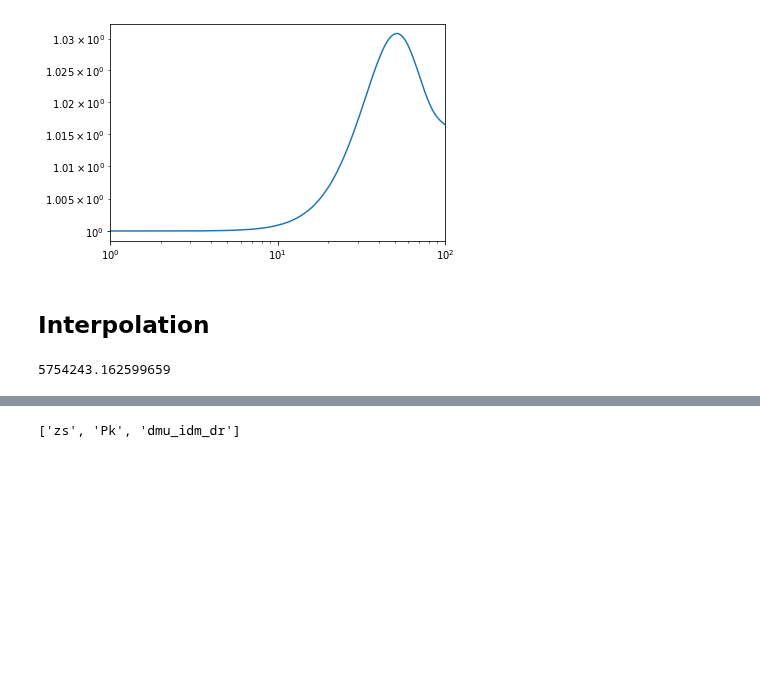
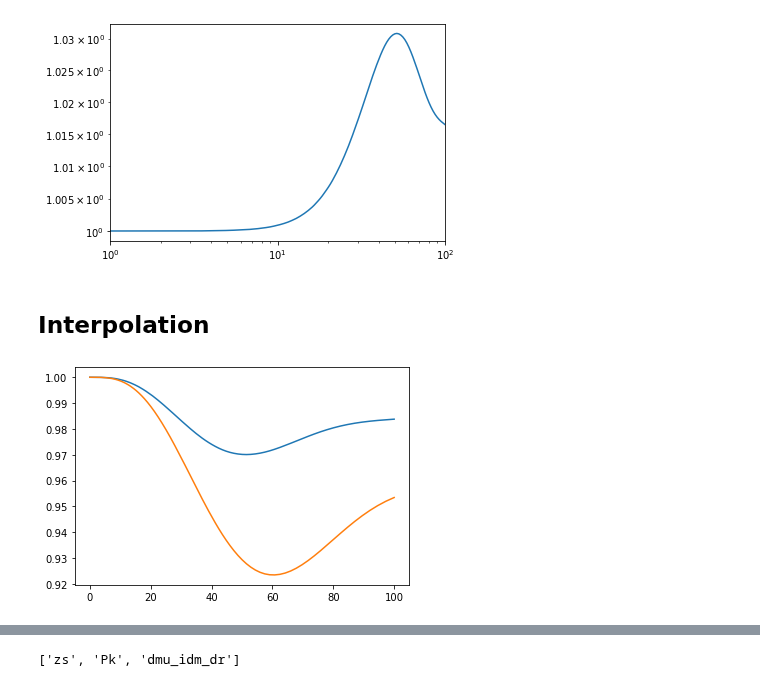
Before and after one commit to NolanSmyth/class_recoupling, a Jupyter notebook: plotPk.ipynb, the cells around one changed output, grey strips where cells are left out. Drawn from its saved outputs; the diff is of its cells as text; code cells hidden in the pictures; blank space fills up the shorter version.

```diff
--- a/plotPk.ipynb
+++ b/plotPk.ipynb
@@ -60,4 +59,10 @@ T_rec
-# %%
-(T_recs_unique[25]+T_recs_unique[26])/2
-# %% [output]
-5754243.162599659
+# %%
+idx = 20
+plt.plot(kk, pk_dat[idx,idx,:]/pk_dat[0,0,:], label='data1')
+plt.plot(kk, pk_dat[idx+1,idx+1,:]/pk_dat[0,0,:], label='data2')
+
+num_interps = 5
+T_interps = np.logspace(np.log10(T_recs_unique[idx]), np.log10(T_recs_unique[idx+1]), num_interps)
+A_interps = np.logspace(np.log10(A_recs_unique[idx]), np.log10(A_recs_unique[idx+1]), num_interps)
+# %% [output]
+[figure, added]
```
Also changed, not shown: parts of 15 cells of this notebook, 9 other files.
